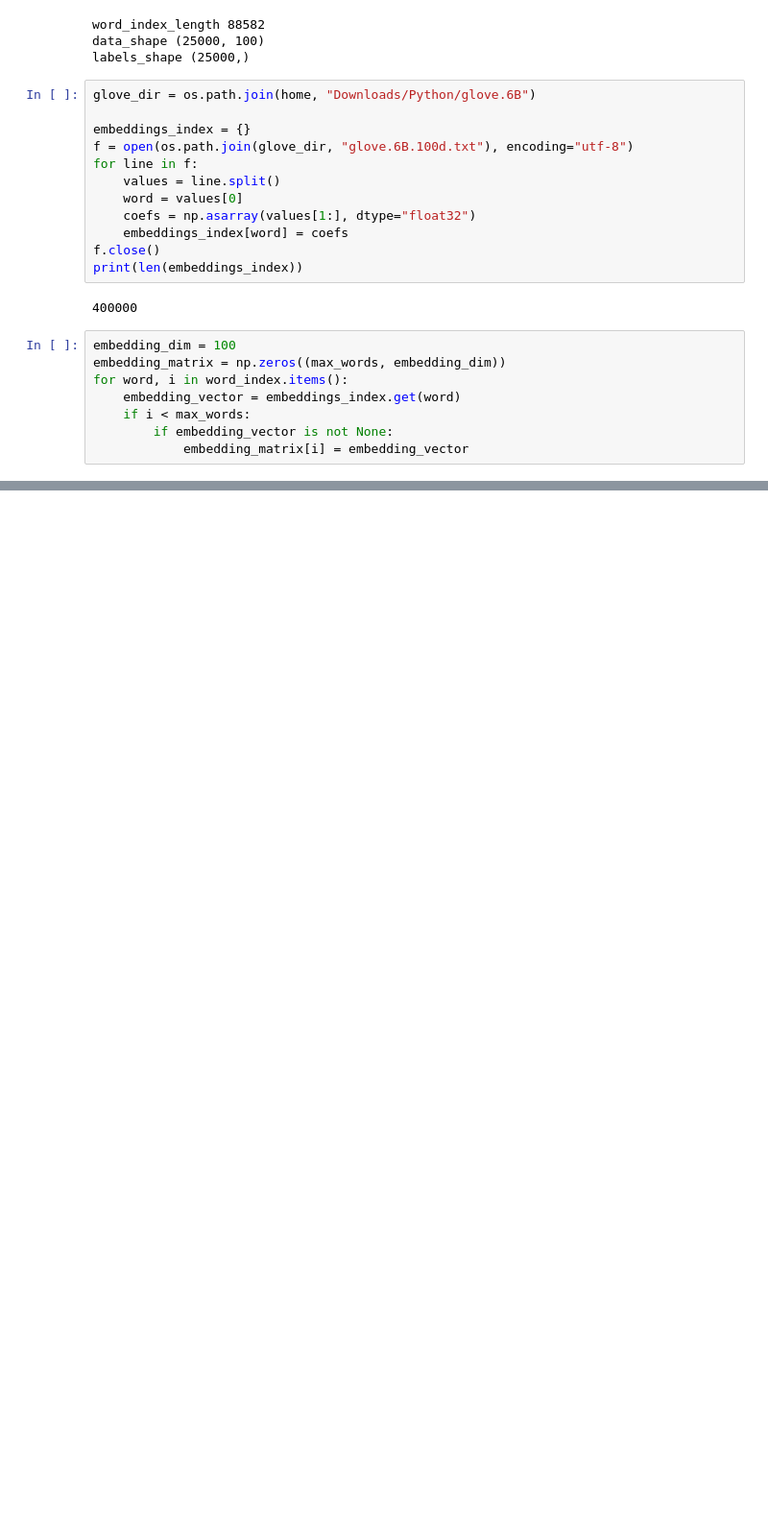
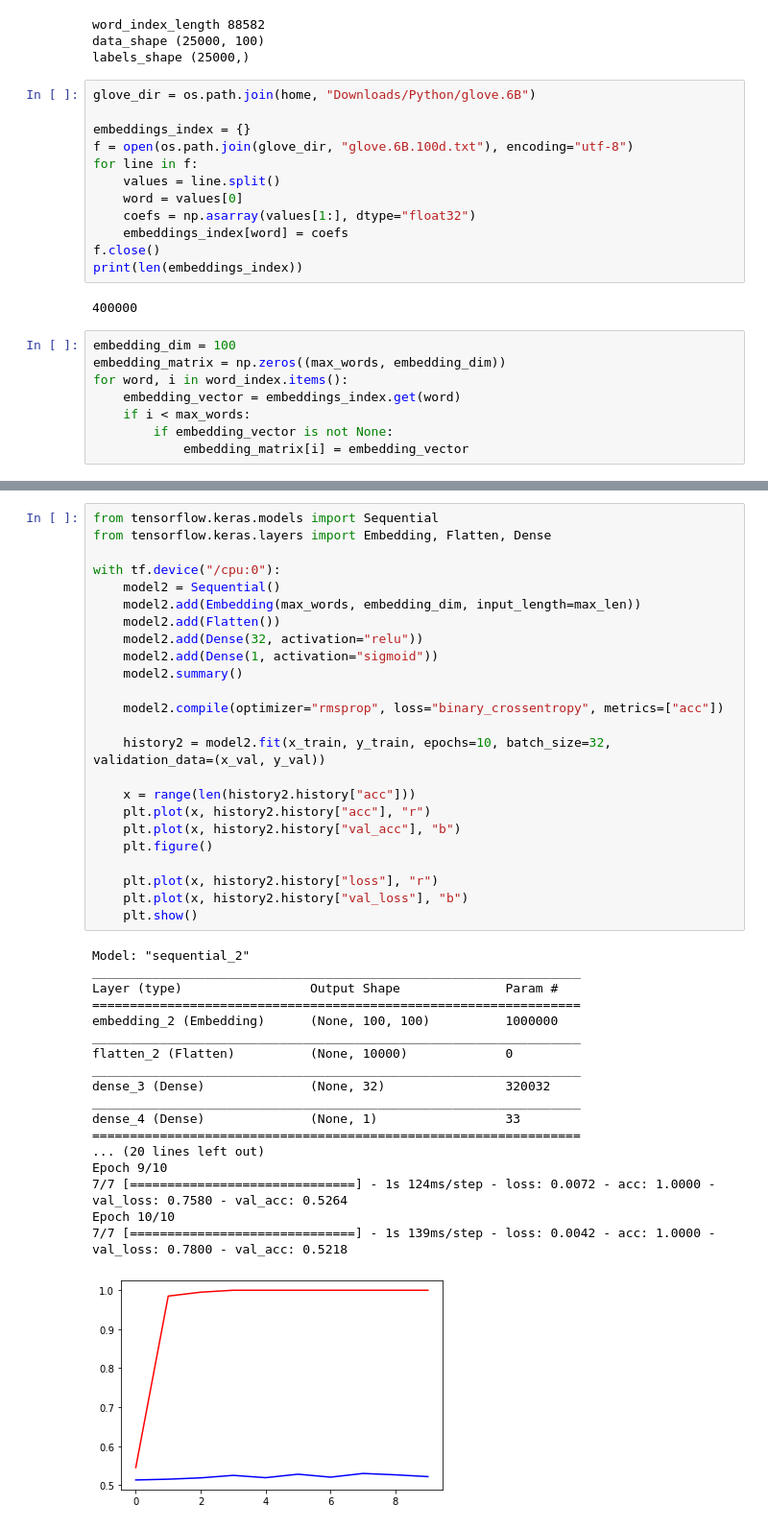
Before and after one commit to office-diet/python_keras_deeplearning, a Jupyter notebook: chapter06.ipynb, the cells around one changed output, grey strips where cells are left out. Shown: that part at 96% size. Drawn from its saved outputs; the diff is of its cells as text; blank space fills up the shorter version.

```diff
--- a/chapter06.ipynb
+++ b/chapter06.ipynb
@@ -288,0 +290,43 @@ Epoch 10/10
+# %%
+from tensorflow.keras.models import Sequential
+from tensorflow.keras.layers import Embedding, Flatten, Dense
+
+with tf.device("/cpu:0"):
+    model2 = Sequential()
+    model2.add(Embedding(max_words, embedding_dim, input_length=max_len))
+    model2.add(Flatten())
+    model2.add(Dense(32, activation="relu"))
+    model2.add(Dense(1, activation="sigmoid"))
+    model2.summary()
+
+    model2.compile(optimizer="rmsprop", loss="binary_crossentropy", metrics=["acc"])
+
+    history2 = model2.fit(x_train, y_train, epochs=10, batch_size=32, validation_data=(x_val, y_val))
+
+    x = range(len(history2.history["acc"]))
+    plt.plot(x, history2.history["acc"], "r")
+    plt.plot(x, history2.history["val_acc"], "b")
+    plt.figure()
+
+    plt.plot(x, history2.history["loss"], "r")
+    plt.plot(x, history2.history["val_loss"], "b")
+    plt.show()
+# %% [output]
+Model: "sequential_2"
+_________________________________________________________________
+Layer (type)                 Output Shape              Param #
+=================================================================
+embedding_2 (Embedding)      (None, 100, 100)          1000000
+_________________________________________________________________
+flatten_2 (Flatten)          (None, 10000)             0
+_________________________________________________________________
+dense_3 (Dense)              (None, 32)                320032
+_________________________________________________________________
+dense_4 (Dense)              (None, 1)                 33
+=================================================================
+... (20 lines left out)
+Epoch 9/10
+7/7 [==============================] - 1s 124ms/step - loss: 0.0072 - acc: 1.0000 - val_loss: 0.7580 - val_acc: 0.5264
+Epoch 10/10
+7/7 [==============================] - 1s 139ms/step - loss: 0.0042 - acc: 1.0000 - val_loss: 0.7800 - val_acc: 0.5218
+[figure, added]
```
Also changed, not shown: parts of 9 cells of this notebook.
